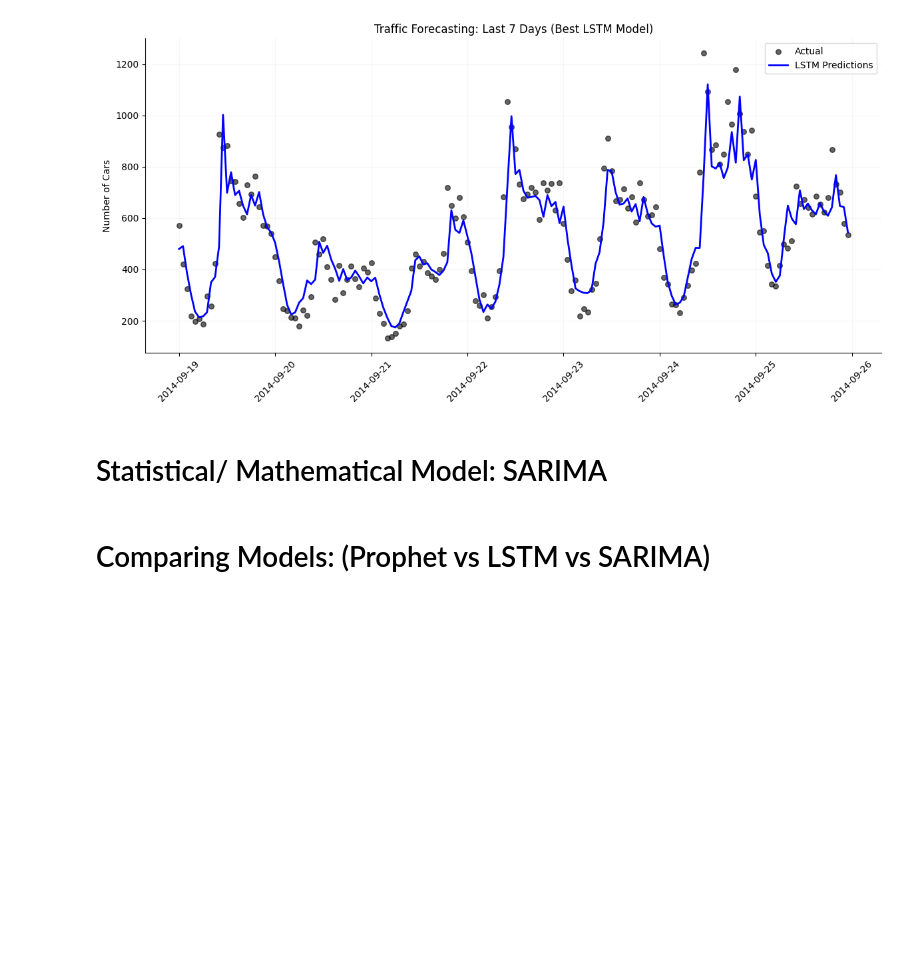
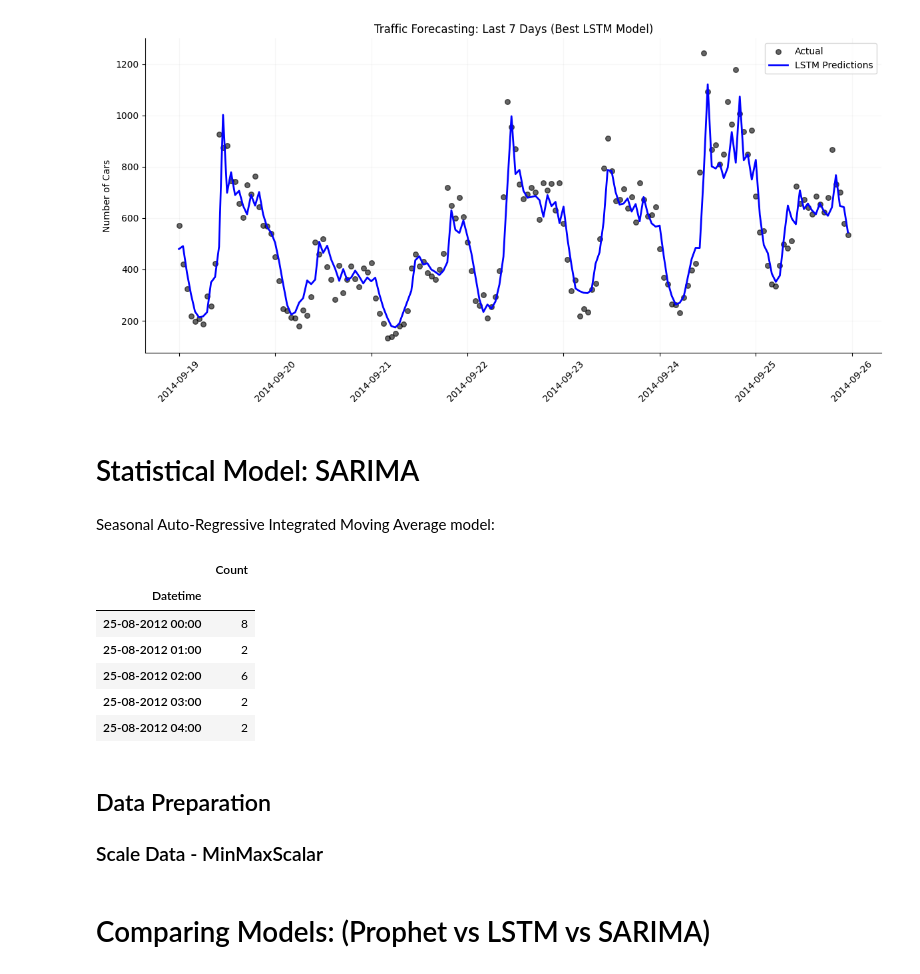
Before and after one commit to rkaushick-neu/traffic-forecasting, a Jupyter notebook: traffic_forecast_1.ipynb, the cells around one changed output. Cells and saved outputs as stored; diff of their text form; code cells hidden in the pictures; blank space fills up the shorter version.

```diff
--- a/traffic_forecast_1.ipynb
+++ b/traffic_forecast_1.ipynb
@@ -1546,4 +1581,23 @@ sns.despine()
 # %% [output]
 [figure]
 # %% [markdown]
-# Statistical/ Mathematical Model: SARIMA
+# Statistical Model: SARIMA
+# %% [markdown]
+Seasonal Auto-Regressive Integrated Moving Average model:
+# %%
+# loading the data frame
+df = pd.read_csv('./data/TrafficDataTimeSeriesAnalysis.csv')
+df.set_index('Datetime', inplace=True)
+df = df.drop('ID', axis=1)
+df.head()
+# %% [output]
+|  | Count |
+| Datetime |  |
+| 25-08-2012 00:00 | 8 |
+| 25-08-2012 01:00 | 2 |
+| 25-08-2012 02:00 | 6 |
+| 25-08-2012 03:00 | 2 |
+| 25-08-2012 04:00 | 2 |
+# %% [markdown]
+## Data Preparation
+### Scale Data - MinMaxScalar
```
Also changed, not shown: parts of 6 cells of this notebook.
